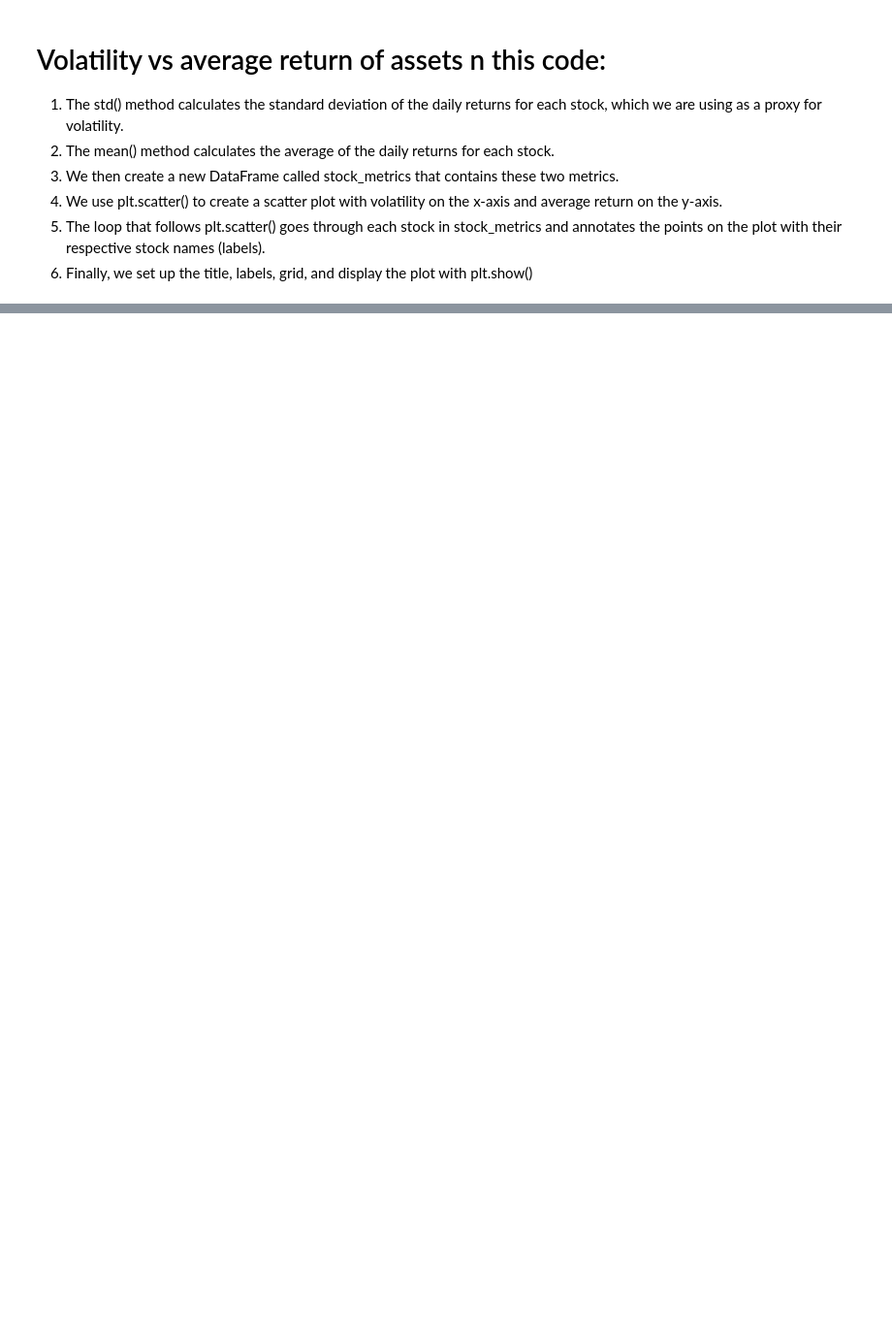
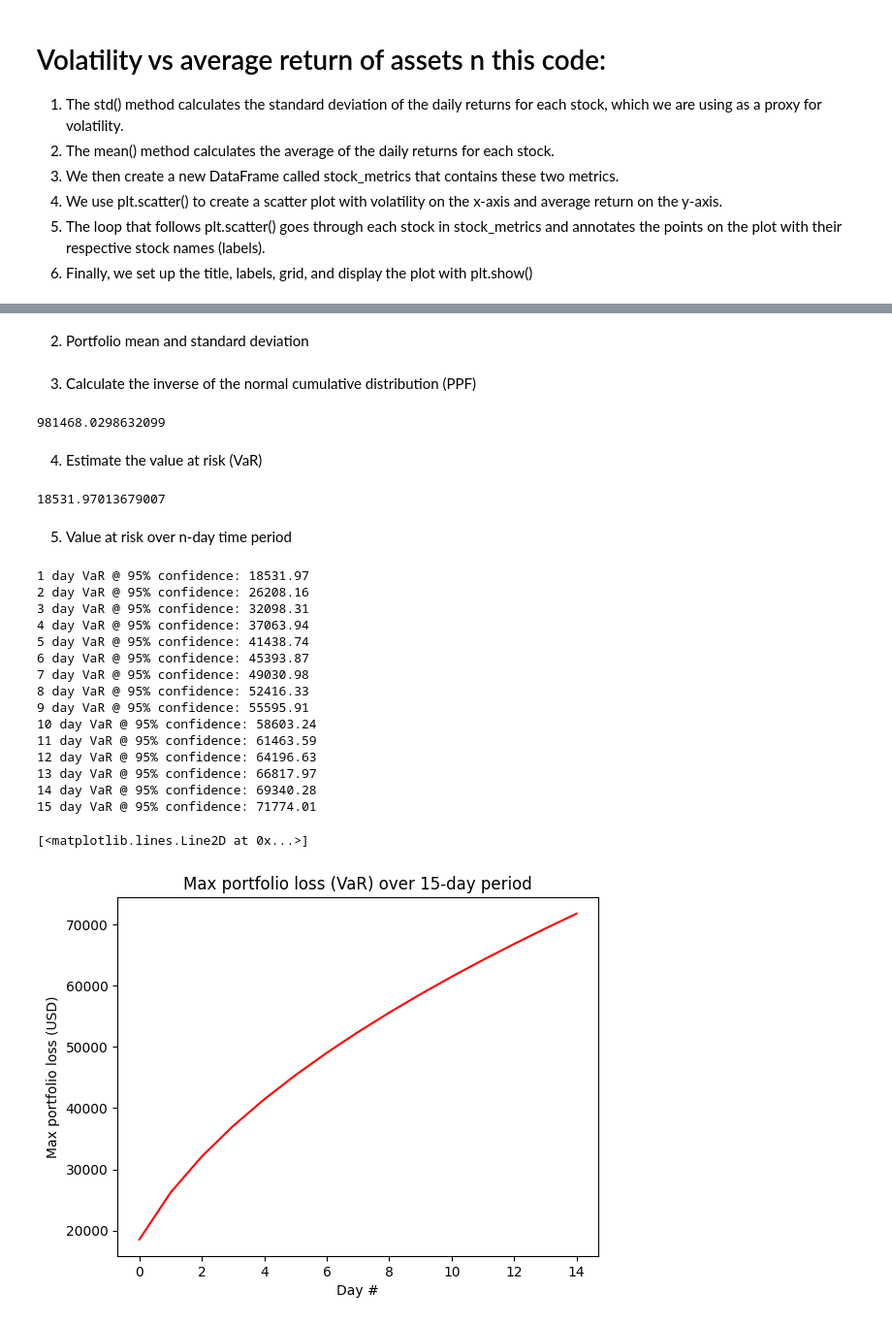
Before and after one commit to pkondacs/marketdata, a Jupyter notebook: Asset_Portfolio_by_using_yfinance_tickers.ipynb, the cells around one changed output, grey strips where cells are left out. Shown at 97% size. Saved outputs shown, nothing was run; the diff lists cells and outputs as text; code cells hidden in the pictures; blank space fills up the shorter version.

```diff
--- a/Asset_Portfolio_by_using_yfinance_tickers.ipynb
+++ b/Asset_Portfolio_by_using_yfinance_tickers.ipynb
@@ -151,0 +188,74 @@ plt.show()
+# %% [markdown]
+2. Portfolio mean and standard deviation
+# %%
+# Calculate mean returns for each stock
+avg_rets = prf_returns_pct.mean()
+
+# Calculate mean returns for portfolio overall using dot product to
+# normalize individual means against investment weights
+# https://en.wikipedia.org/wiki/Dot_product#:~:targetText=In%20mathematics%2C%20the%20dot%20product,and%20returns%20a%20single%20number.
+portf_mean = avg_rets.dot(weights)
+
+# Calculate portfolio standard deviation
+portf_stdev = np.sqrt(weights.T.dot(cov_matrix).dot(weights))
+
+# Calculate mean of the investment
+mean_investment = (1+portf_mean) * initial_investment
+
+# Calculate the standard deviation of the investment
+stdev_investment = initial_investment * portf_stdev
+# %% [markdown]
+3. Calculate the inverse of the normal cumulative distribution (PPF)
+# %%
+# Provide an appropriate confidence interval
+conf_level = 0.05
+from scipy.stats import norm
+
+# Using SciPy ppf method to generate values for the inverse cumulative distribution function to a normal distribution
+# Inserting the mean, standard deviation of our portfolio as calculated above
+# https://docs.scipy.org/doc/scipy/reference/generated/scipy.stats.norm.html
+cutoff = norm.ppf(conf_level, mean_investment, stdev_investment)
+print(cutoff)
+# %% [output]
+981468.0298632099
+# %% [markdown]
+4. Estimate the value at risk (VaR)
+# %%
+# Subtract the initial investment from the VaR cutoff amount
+var_1d1 = initial_investment - cutoff
+var_1d1
+# %% [output]
+18531.97013679007
+# %% [markdown]
+5. Value at risk over n-day time period
+# %%
+# Calculate n Day VaR
+var_array = []
+num_days = int(15)
+for x in range(1, num_days+1):
+    var_array.append(np.round(var_1d1 * np.sqrt(x),2))
+    print(str(x) + " day VaR @ 95% confidence: " + str(np.round(var_1d1 * np.sqrt(x),2)))
+
+# Build plot
+plt.xlabel("Day #")
+plt.ylabel("Max portfolio loss (USD)")
+plt.title("Max portfolio loss (VaR) over 15-day period")
+plt.plot(var_array, "r")
+# %% [output]
+1 day VaR @ 95% confidence: 18531.97
+2 day VaR @ 95% confidence: 26208.16
+3 day VaR @ 95% confidence: 32098.31
+4 day VaR @ 95% confidence: 37063.94
+5 day VaR @ 95% confidence: 41438.74
+6 day VaR @ 95% confidence: 45393.87
+7 day VaR @ 95% confidence: 49030.98
+8 day VaR @ 95% confidence: 52416.33
+9 day VaR @ 95% confidence: 55595.91
+10 day VaR @ 95% confidence: 58603.24
+11 day VaR @ 95% confidence: 61463.59
+12 day VaR @ 95% confidence: 64196.63
+13 day VaR @ 95% confidence: 66817.97
+14 day VaR @ 95% confidence: 69340.28
+15 day VaR @ 95% confidence: 71774.01
+[<matplotlib.lines.Line2D at 0x...>]
+[figure, added]
```
Also changed, not shown: parts of 10 cells of this notebook.
